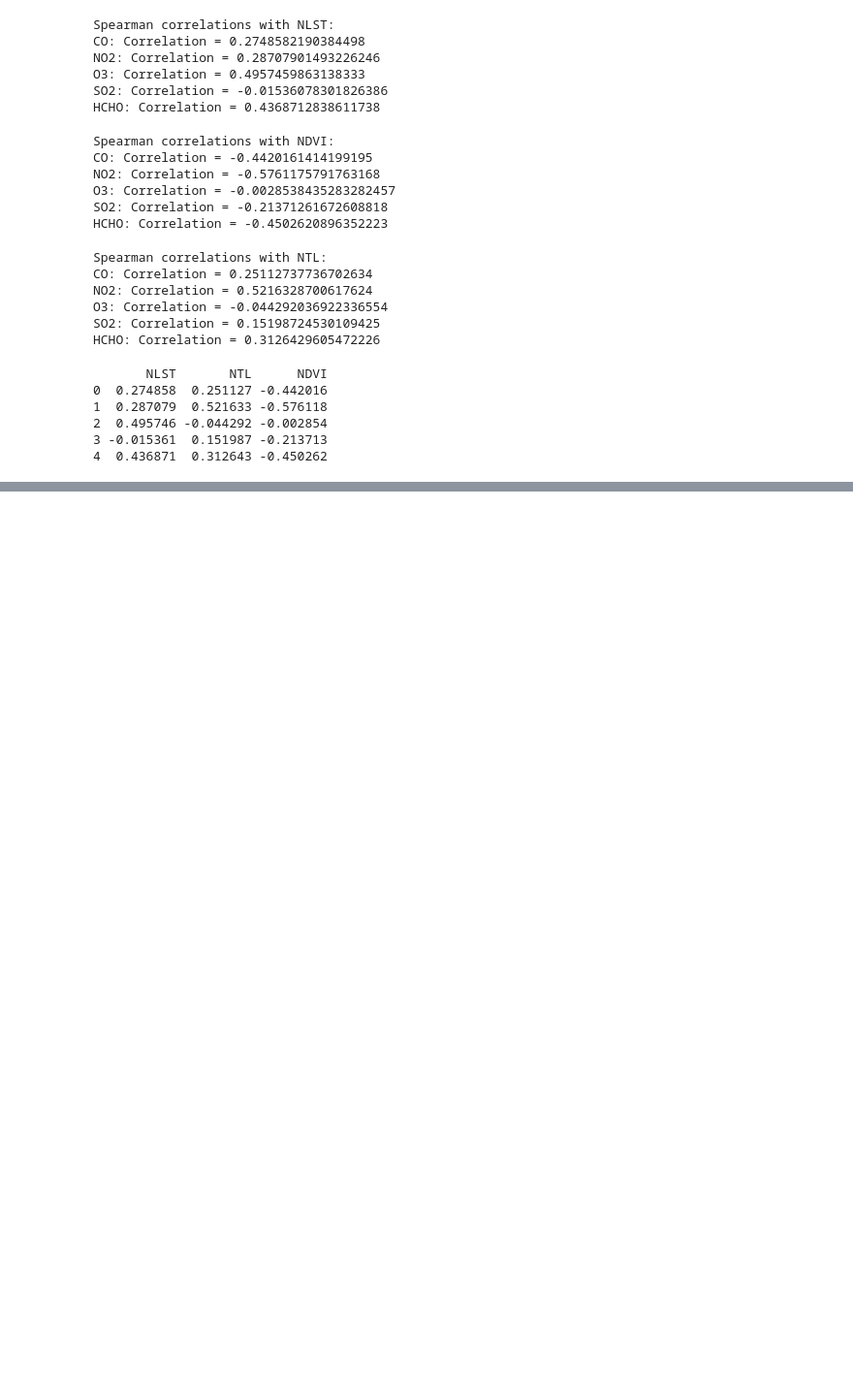
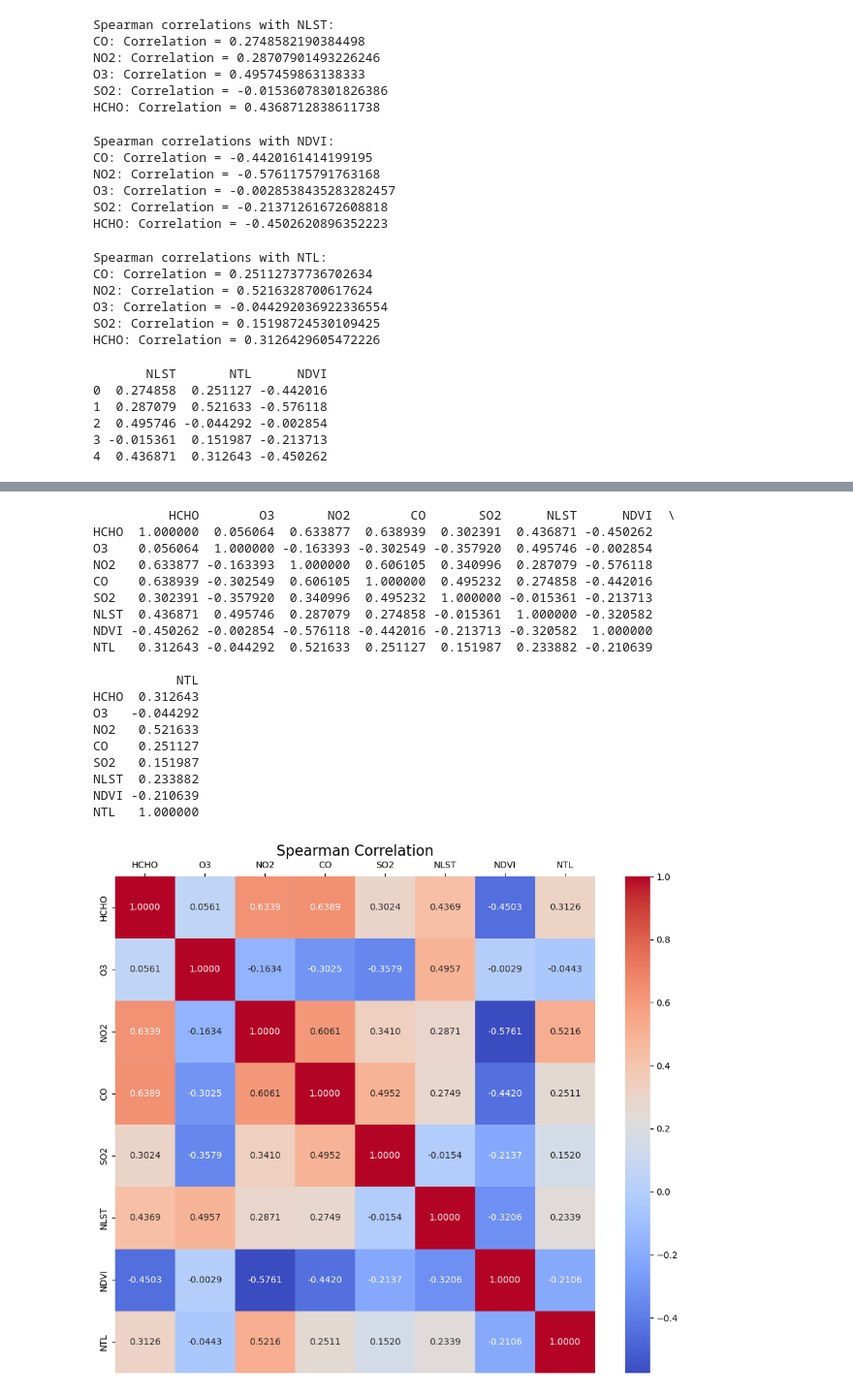
Before and after one commit to Rishi-Bharadwaj/air_pollution_correlation, a Jupyter notebook: correlation 2.ipynb, the cells around one changed output, grey strips where cells are left out. Shown at 97% size. Saved outputs shown, nothing was run; the diff lists cells and outputs as text; code cells hidden in the pictures; blank space fills up the shorter version.

```diff
--- a/correlation 2.ipynb
+++ b/correlation 2.ipynb
@@ -330,0 +398,43 @@ plt.show()
+# %%
+data = pd.DataFrame({
+    'HCHO': HCHO_all_vals,
+    'O3': O3_all_vals,
+    'NO2': NO2_all_vals,
+    'CO': CO_all_vals,
+    'SO2': SO2_all_vals,
+    'NLST': NLST_all_vals,
+    'NDVI': NDVI_all_vals,
+    'NTL' : NTL_all_vals
+})
+
+# Calculate the correlation matrix
+correlation_matrix = data.corr(method='spearman')
+cols=correlation_matrix.columns.tolist()
+plt.figure(figsize=(12,10))
+ax=sns.heatmap(correlation_matrix, annot=True, cmap="coolwarm", xticklabels=cols, yticklabels=cols,fmt=".4f")
+ax.xaxis.set_ticks_position('top')
+ax.xaxis.set_label_position('top')
+plt.title('Spearman Correlation',fontsize=16)
+# Display the correlation matrix
+print(correlation_matrix)
+# %% [output]
+          HCHO        O3       NO2        CO       SO2      NLST      NDVI  \
+HCHO  1.000000  0.056064  0.633877  0.638939  0.302391  0.436871 -0.450262
+O3    0.056064  1.000000 -0.163393 -0.302549 -0.357920  0.495746 -0.002854
+NO2   0.633877 -0.163393  1.000000  0.606105  0.340996  0.287079 -0.576118
+CO    0.638939 -0.302549  0.606105  1.000000  0.495232  0.274858 -0.442016
+SO2   0.302391 -0.357920  0.340996  0.495232  1.000000 -0.015361 -0.213713
+NLST  0.436871  0.495746  0.287079  0.274858 -0.015361  1.000000 -0.320582
+NDVI -0.450262 -0.002854 -0.576118 -0.442016 -0.213713 -0.320582  1.000000
+NTL   0.312643 -0.044292  0.521633  0.251127  0.151987  0.233882 -0.210639
+
+           NTL
+HCHO  0.312643
+O3   -0.044292
+NO2   0.521633
+CO    0.251127
+SO2   0.151987
+NLST  0.233882
+NDVI -0.210639
+NTL   1.000000
+[figure, added]
```
Also changed, not shown: parts of 5 cells of this notebook, 5 other files.
